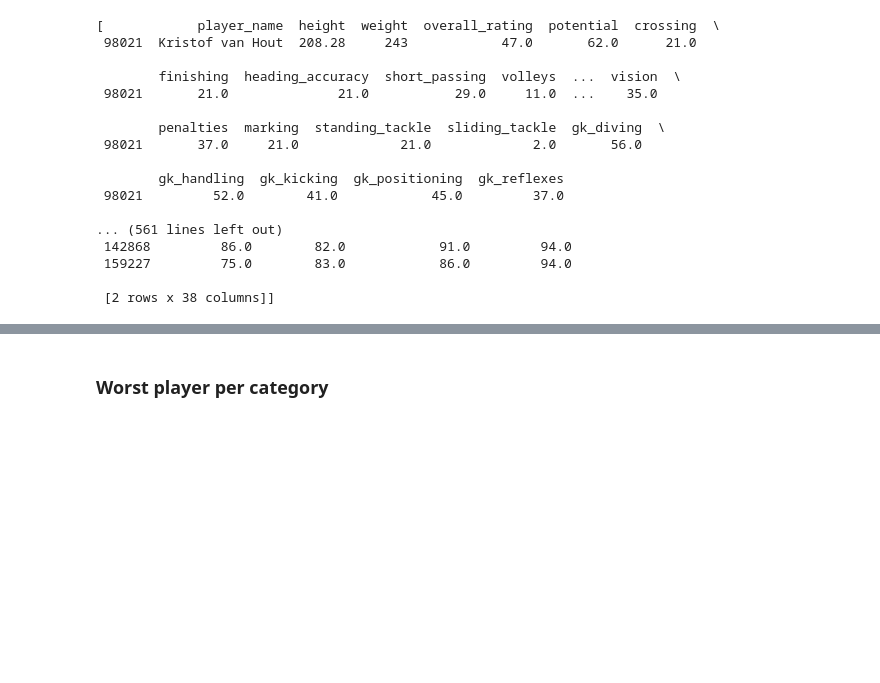
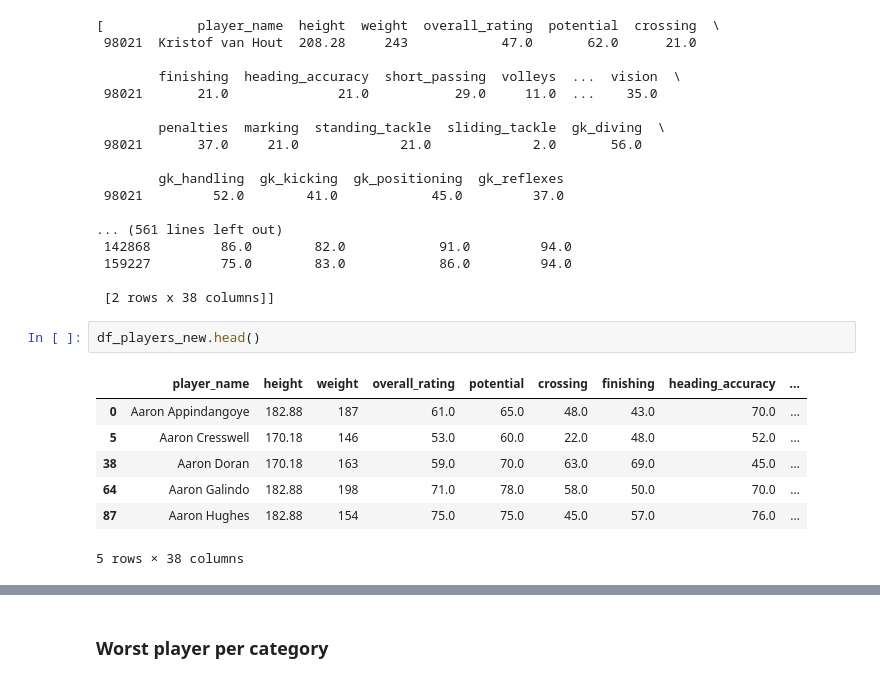
Before and after one commit to Atwinenickson/soccer_analysis, a Jupyter notebook: investigate-a-dataset-template.ipynb, the cells around one changed output, grey strips where cells are left out. Drawn from its saved outputs; the diff is of its cells as text; blank space fills up the shorter version.

```diff
--- a/investigate-a-dataset-template.ipynb
+++ b/investigate-a-dataset-template.ipynb
@@ -403,3 +403,13 @@ Best player for category gk_reflexes is/are ['Petr Cech' 'Sebastian Frey']
  159227         75.0        83.0            86.0         94.0
 
  [2 rows x 38 columns]]
+# %%
+df_players_new.head()
+# %% [output]
+|  | player_name | height | weight | overall_rating | potential | crossing | finishing | heading_accuracy | ... |
+| 0 | Aaron Appindangoye | 182.88 | 187 | 61.0 | 65.0 | 48.0 | 43.0 | 70.0 | ... |
+| 5 | Aaron Cresswell | 170.18 | 146 | 53.0 | 60.0 | 22.0 | 48.0 | 52.0 | ... |
+| 38 | Aaron Doran | 170.18 | 163 | 59.0 | 70.0 | 63.0 | 69.0 | 45.0 | ... |
+| 64 | Aaron Galindo | 182.88 | 198 | 71.0 | 78.0 | 58.0 | 50.0 | 70.0 | ... |
+| 87 | Aaron Hughes | 182.88 | 154 | 75.0 | 75.0 | 45.0 | 57.0 | 76.0 | ... |
+5 rows × 38 columns
```
Also changed, not shown: parts of 3 cells of this notebook.
